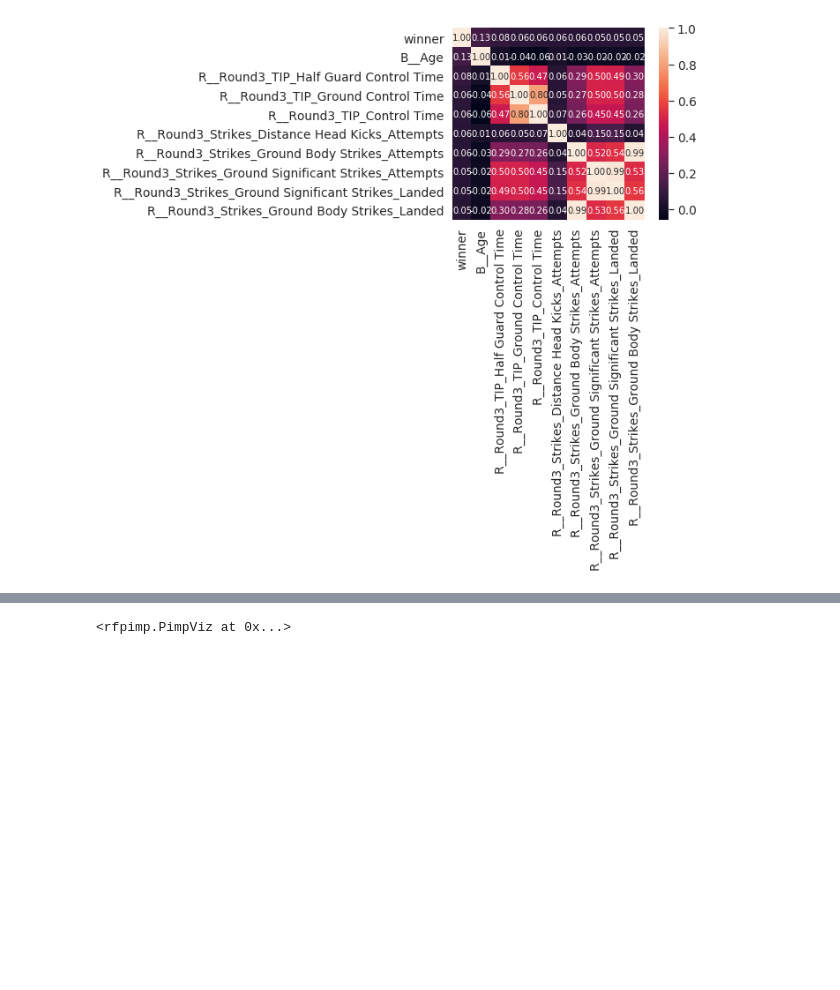
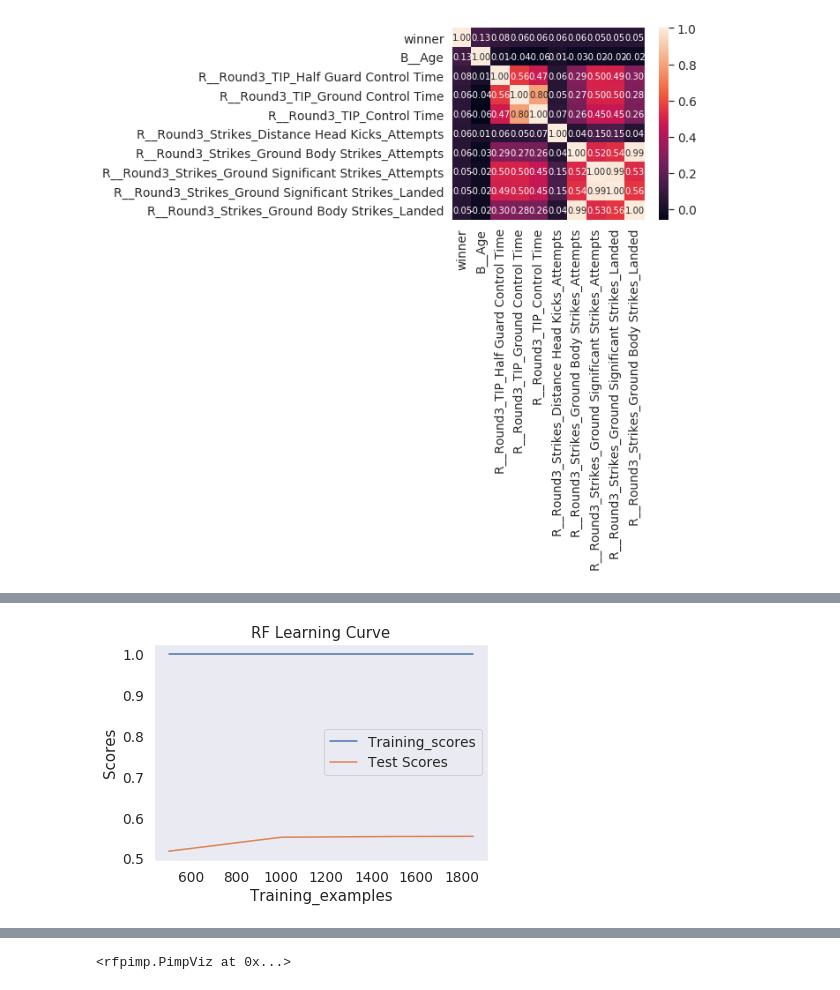
Before and after one commit to Hitkul/UFC_Fight_Prediction, a Jupyter notebook: UFC.ipynb, the cells around one changed output, grey strips where cells are left out. Saved outputs shown, nothing was run; the diff lists cells and outputs as text; code cells hidden in the pictures; blank space fills up the shorter version.

```diff
--- a/UFC.ipynb
+++ b/UFC.ipynb
@@ -283,0 +327,4 @@ draw_learning_curve(XGBClassifier(early_stopping_rounds=2),dropdata.drop(['winne
+# %%
+draw_learning_curve(RandomForestClassifier(max_features="sqrt",n_estimators = 700,max_depth = None,n_jobs=-1),dropdata.drop(['winner'], axis=1),dropdata['winner'],'RF')
+# %% [output]
+[figure, added]
```
Also changed, not shown: parts of 12 cells of this notebook.
